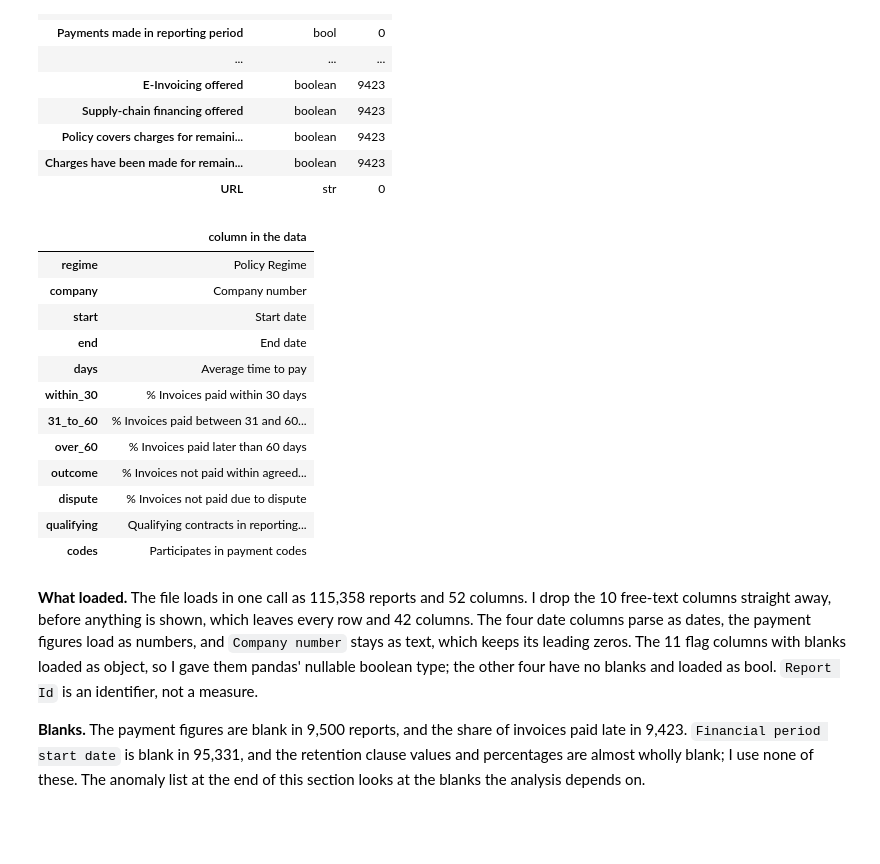
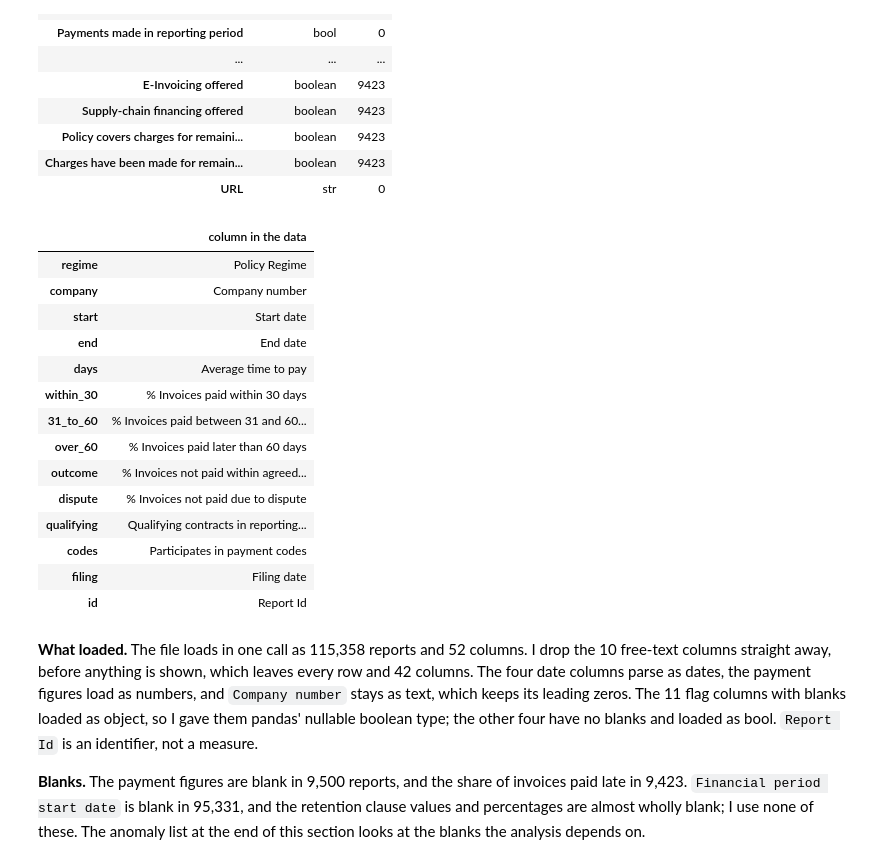
Before and after one commit to PaddyGilliland1/statistical-analysis-project, a Jupyter notebook: analysis.ipynb, the cells around one changed output. Cells and saved outputs as stored; diff of their text form; code cells hidden in the pictures; blank space fills up the shorter version.

```diff
--- a/analysis.ipynb
+++ b/analysis.ipynb
@@ -150,33 +150,37 @@ PHRASES = {
     "days": "Average time",
     "within_30": "Invoices paid within",
     "31_to_60": "Invoices paid between",
     "over_60": "Invoices paid later",
     "outcome": "not paid within agreed",
     "dispute": "due to dispute",
     "qualifying": "Qualifying contracts",
     "codes": "payment codes",
+    "filing": "Filing date",
+    "id": "Report Id",
 }
 col = {}
 for role, phrase in PHRASES.items():
     found = [name for name in df.columns if phrase in name]
     if len(found) != 1:
         raise KeyError(f"{phrase!r} matches {found}, not one column")
     col[role] = found[0]
 pd.Series(col, name="column in the data").to_frame()
 # %% [output]
 |  | column in the data |
 | regime | Policy Regime |
 | company | Company number |
 | start | Start date |
 | end | End date |
 | days | Average time to pay |
 | within_30 | % Invoices paid within 30 days |
 | 31_to_60 | % Invoices paid between 31 and 60... |
 | over_60 | % Invoices paid later than 60 days |
 | outcome | % Invoices not paid within agreed... |
 | dispute | % Invoices not paid due to dispute |
 | qualifying | Qualifying contracts in reporting... |
 | codes | Participates in payment codes |
+| filing | Filing date |
+| id | Report Id |
 # %% [markdown]
 **What loaded.** The file loads in one call as 115,358 reports and 52 columns. I drop the 10 free-text columns straight away, before anything is shown, which leaves every row and 42 columns. The four date columns parse as dates, the payment figures load as numbers, and `Company number` stays as text, which keeps its leading zeros. The 11 flag columns with blanks loaded as object, so I gave them pandas' nullable boolean type; the other four have no blanks and loaded as bool. `Report Id` is an identifier, not a measure.
 
```
Also changed, not shown: parts of 11 cells of this notebook.
